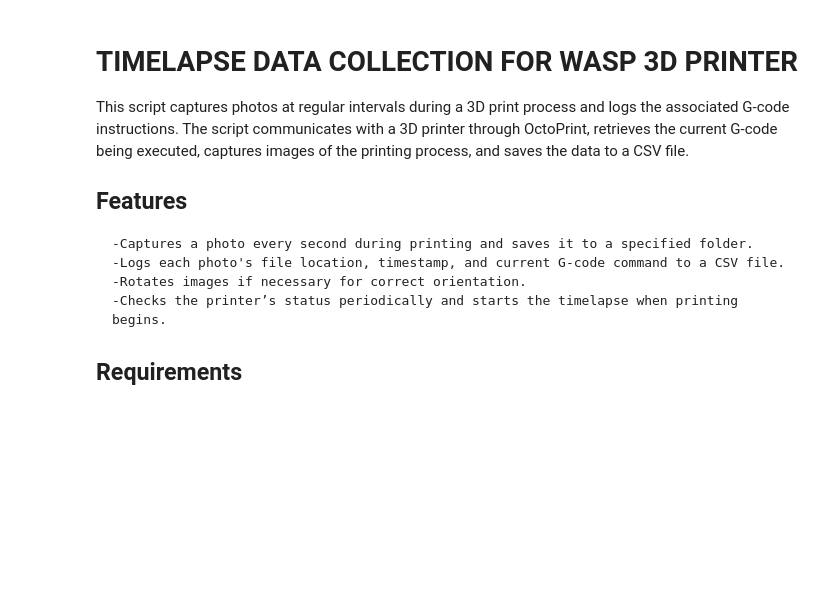
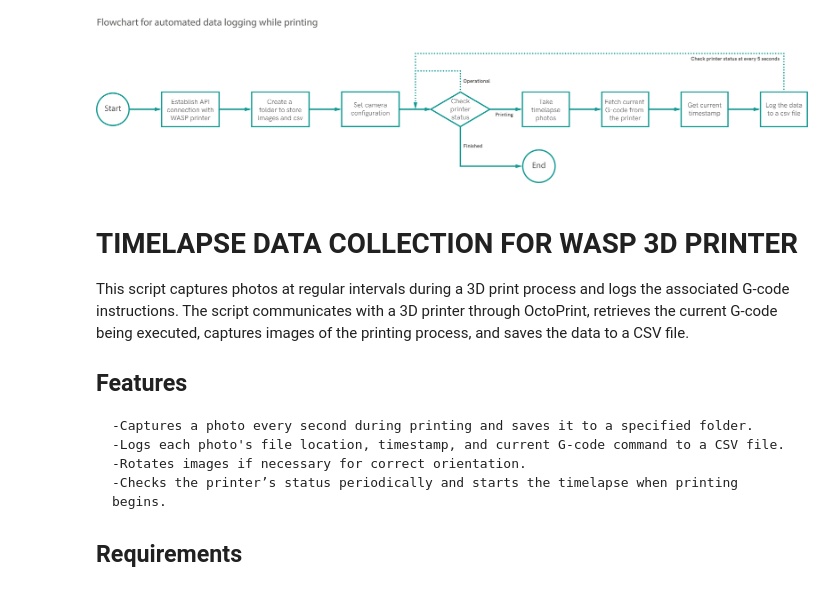
Before and after one commit to Nova7397/MudTracker3D, a Jupyter notebook: 1_Data_Collection/README.ipynb, the cells around one changed output. Saved outputs shown, nothing was run; the diff lists cells and outputs as text; code cells hidden in the pictures; blank space fills up the shorter version.

Commit message:
inserted flowchart

```diff
--- a/1_Data_Collection/README.ipynb
+++ b/1_Data_Collection/README.ipynb
@@ -1,3 +1,8 @@
+# %%
+from IPython.display import Image
+Image(filename='Flowchart 1.1.png')
+# %% [output]
+[figure, added]
 # %% [markdown]
 # TIMELAPSE DATA COLLECTION FOR WASP 3D PRINTER
 This script captures photos at regular intervals during a 3D print process and logs the associated G-code instructions.
```
Also changed, not shown: 5 other files.
